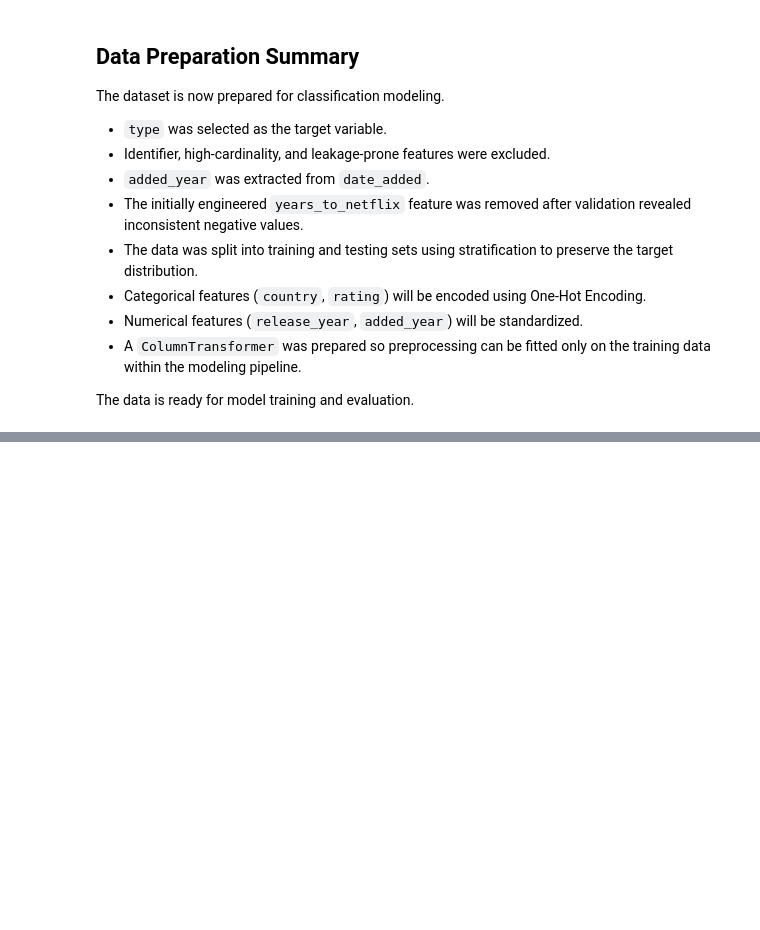
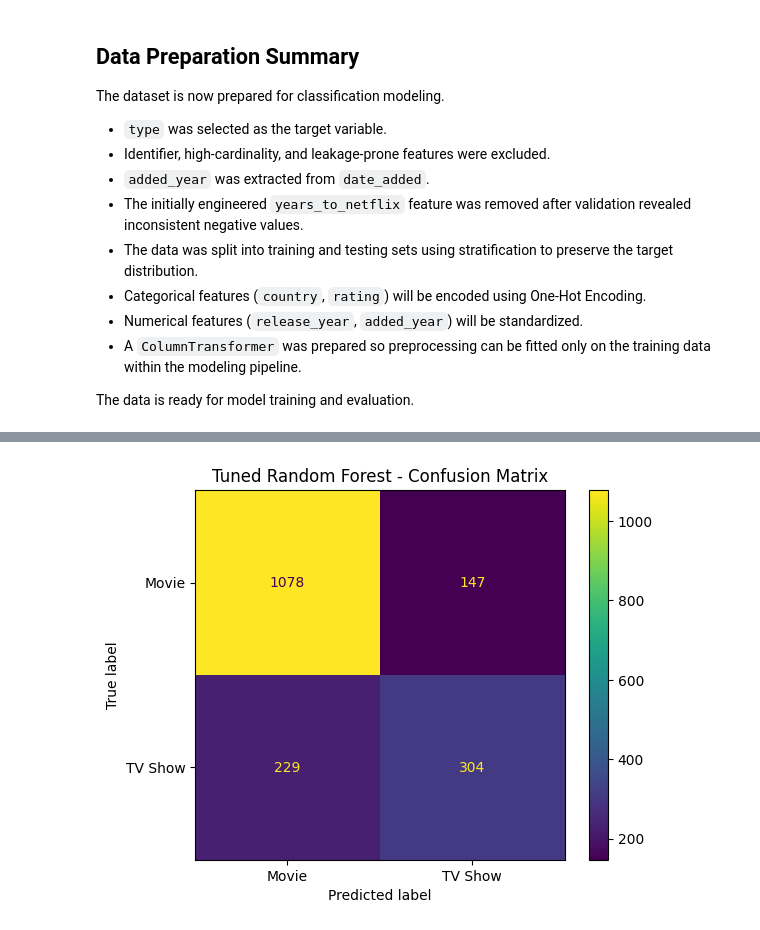
Before and after one commit to ahmedmamdouh111/Netflix-data-science-internship, a Jupyter notebook: Netflix_Data_Science_Internship.ipynb, the cells around one changed output, grey strips where cells are left out. Saved outputs shown, nothing was run; the diff lists cells and outputs as text; code cells hidden in the pictures; blank space fills up the shorter version.

```diff
--- a/Netflix_Data_Science_Internship.ipynb
+++ b/Netflix_Data_Science_Internship.ipynb
@@ -1946,0 +2151,20 @@ The data is ready for model training and evaluation.
+# %%
+param_distributions = {
+    'classifier__n_estimators': [100, 200, 300, 500],
+    'classifier__max_depth': [None, 5, 10, 15, 20],
+    'classifier__min_samples_split': [2, 5, 10, 20],
+    'classifier__min_samples_leaf': [1, 2, 4, 8],
+    'classifier__max_features': ['sqrt', 'log2']
+}
+# %%
+random_search = RandomizedSearchCV(
+    estimator=rf_pipeline,
+    param_distributions=param_distributions,
+    n_iter=30,
+    cv=5,
+    scoring='f1_macro',
+    n_jobs=-1,
+    random_state=42
+)
+# %%
+random_search.fit(X_train, y_train)
@@ -1946,0 +2199,3 @@ The data is ready for model training and evaluation.
+# %%
+best_rf = random_search.best_estimator_
+best_rf_pred = best_rf.predict(X_test)
@@ -1946,0 +2242,9 @@ The data is ready for model training and evaluation.
+# %%
+cm_tuned_rf = confusion_matrix(y_test, best_rf_pred)
+disp = ConfusionMatrixDisplay(confusion_matrix=cm_tuned_rf,display_labels=best_rf.classes_)
+
+disp.plot()
+plt.title("Tuned Random Forest - Confusion Matrix")
+plt.show()
+# %% [output]
+[figure, added]
```
Also changed, not shown: parts of 31 cells of this notebook.
